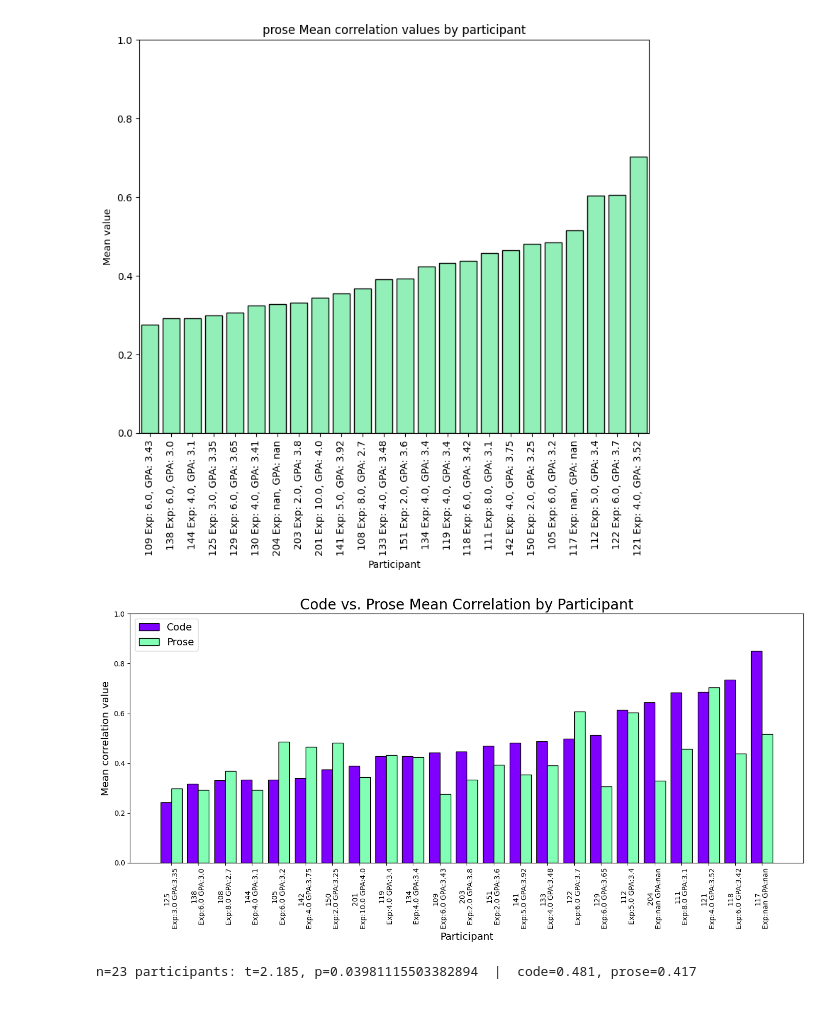
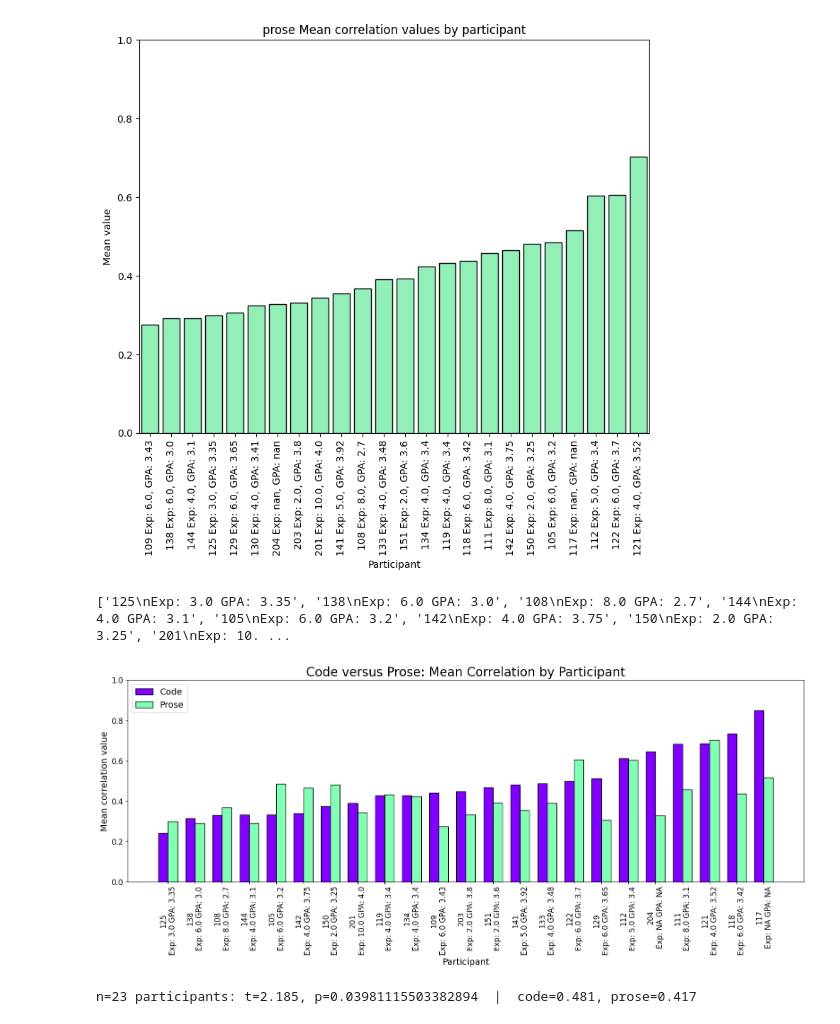
Before and after one commit to largehappygroup/fmri_model, a Jupyter notebook: analysis/fir/rq1_parameter_comparison.ipynb, the cells around one changed output. Drawn from its saved outputs; the diff is of its cells as text; code cells hidden in the pictures.

Commit message:
cleaning up plots

```diff
--- a/analysis/fir/rq1_parameter_comparison.ipynb
+++ b/analysis/fir/rq1_parameter_comparison.ipynb
@@ -176,34 +173,37 @@ for task in ['code', 'prose']:
 # %%
 # Grouped bar chart: code vs prose side by side per participant
 common_pids = [pid for pid in participant_means['code'] if pid in participant_means['prose']]
 common_pids_sorted = sorted(common_pids, key=lambda p: participant_means['code'][p]) #, reverse=True)
 
 code_vals  = [participant_means['code'][pid]  for pid in common_pids_sorted]
 prose_vals = [participant_means['prose'][pid] for pid in common_pids_sorted]
 labels = [
-    f"{p}\nExp:{demo_data.loc[participant_index(p), 'semesters_experience']} GPA:{demo_data.loc[participant_index(p), 'GPA']}"
+    f"{p}\nExp: {demo_data.loc[participant_index(p), 'semesters_experience']} GPA: {demo_data.loc[participant_index(p), 'GPA']}"
     for p in common_pids_sorted
 ]
+labels = [re.sub('nan', 'NA', l) for l in labels]
 
 x = np.arange(len(common_pids_sorted))
-width = 0.4
+width = 0.35
 
-fig, ax = plt.subplots(figsize=(14, 7))
+fig, ax = plt.subplots(figsize=(16, 7))
 ax.bar(x - width / 2, code_vals,  width, label='Code',  color=task_colors['code'],  edgecolor='black')
 ax.bar(x + width / 2, prose_vals, width, label='Prose', color=task_colors['prose'], edgecolor='black')
 
 ax.set_ylabel("Mean correlation value", fontsize=14)
 ax.set_xlabel("Participant", fontsize=14)
-ax.set_title("Code vs. Prose Mean Correlation by Participant", fontsize=20)
+ax.set_title("Code versus Prose: Mean Correlation by Participant", fontsize=20)
 ax.set_xticks(x)
-ax.set_xticklabels(labels, rotation=90)
+ax.set_xticklabels(labels, rotation=90, fontsize=12)
+ax.tick_params(axis='y', labelsize=12)
 ax.set_ylim([0.0, 1.0])
 ax.legend(prop={'size':14}, loc='upper left')
 plt.tight_layout()
 plt.savefig("/data/zachkaras/fmri_model_data/plots/participant_bar_graph_grouped.png", dpi=200)
 plt.show()
 # %% [output]
+['125\nExp: 3.0 GPA: 3.35', '138\nExp: 6.0 GPA: 3.0', '108\nExp: 8.0 GPA: 2.7', '144\nExp: 4.0 GPA: 3.1', '105\nExp: 6.0 GPA: 3.2', '142\nExp: 4.0 GPA: 3.75', '150\nExp: 2.0 GPA: 3.25', '201\nExp: 10. ...
-[figure, old version]
+[figure, new version]
 # %%
 from scipy import stats
 
```
Also changed, not shown: parts of 4 cells of this notebook, 8 other files.
